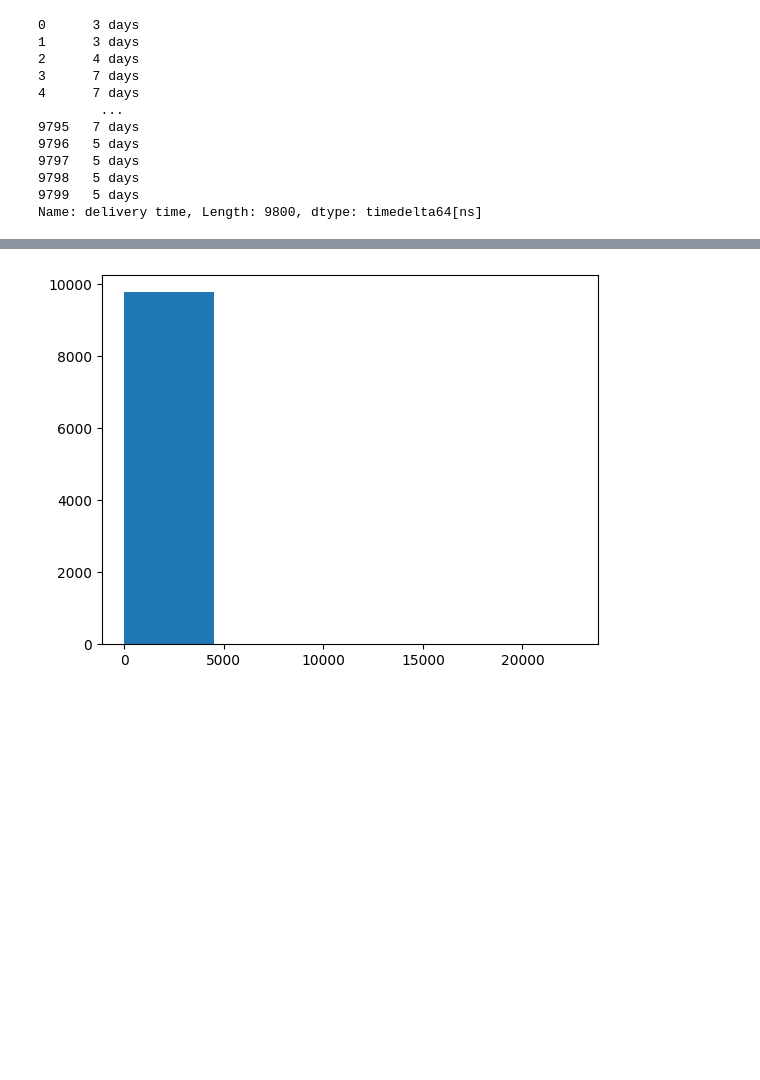
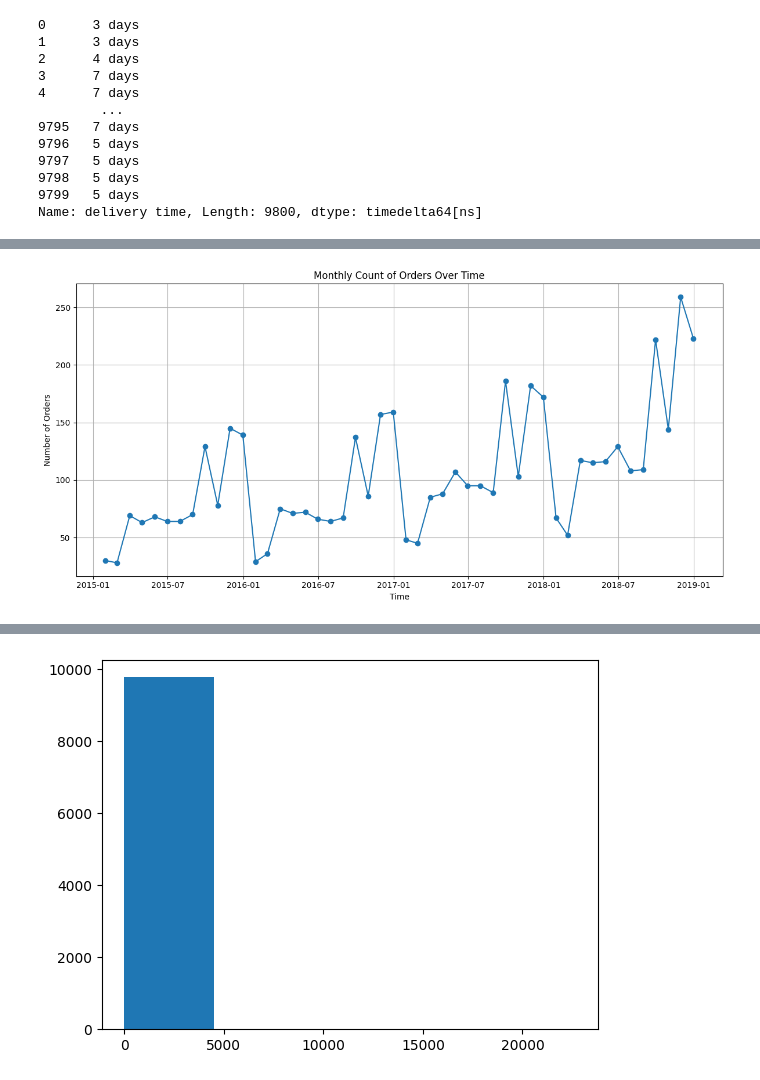
Before and after one commit to Manikanta-18/Super-Store-Sales-Forecast, a Jupyter notebook: Super_Store_Sales_forecast.ipynb, the cells around one changed output, grey strips where cells are left out. Saved outputs shown, nothing was run; the diff lists cells and outputs as text; code cells hidden in the pictures; blank space fills up the shorter version.

```diff
--- a/Super_Store_Sales_forecast.ipynb
+++ b/Super_Store_Sales_forecast.ipynb
@@ -237,0 +272,19 @@ Name: delivery time, dtype: timedelta64[ns]
+# %%
+# Set date as index
+df_time = df.set_index('Order Date')
+
+# Count unique Order IDs per month
+order_count = df_time.resample('M')['Order ID'].nunique()
+
+# Plot
+plt.figure(figsize=(12, 6))
+plt.plot(order_count.index, order_count.values, marker='o')
+
+plt.title('Monthly Count of Orders Over Time')
+plt.xlabel('Time')
+plt.ylabel('Number of Orders')
+plt.grid()
+plt.tight_layout()
+plt.show()
+# %% [output]
+[figure, added]
```
Also changed, not shown: parts of 4 cells of this notebook.
